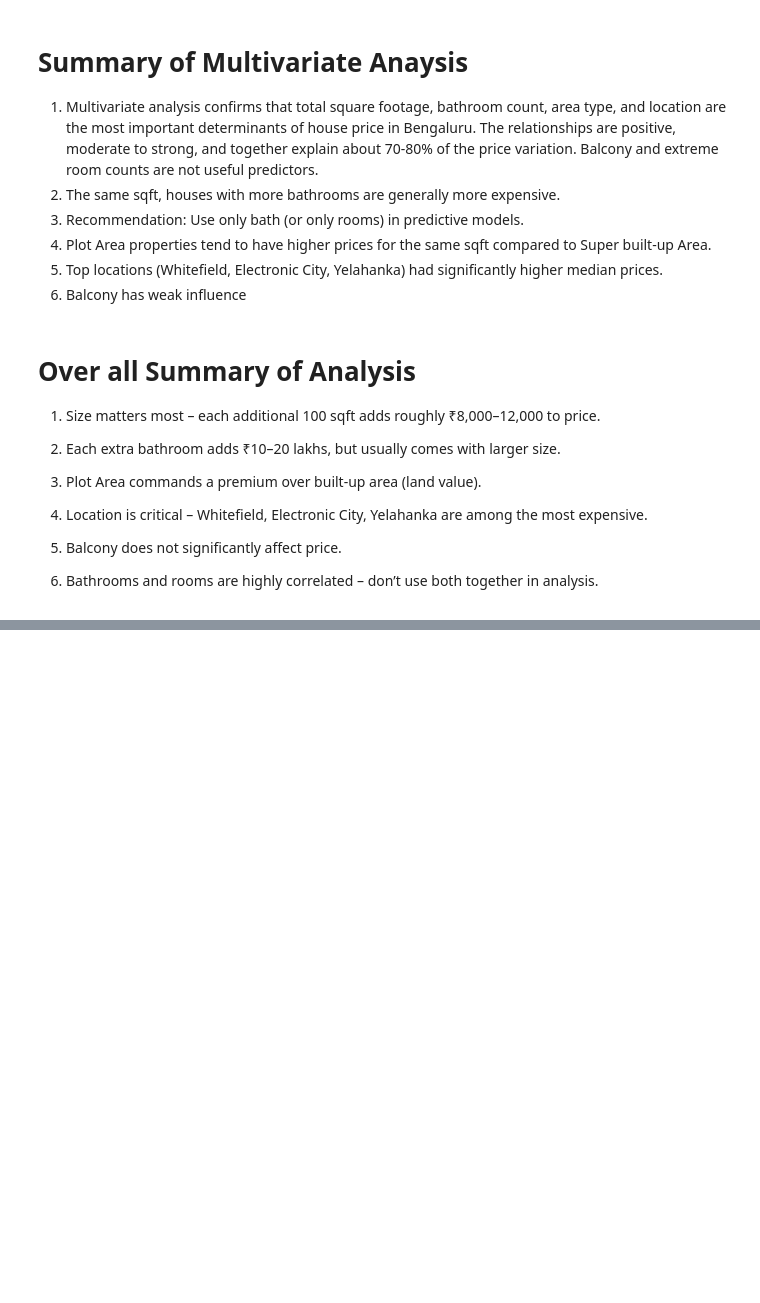
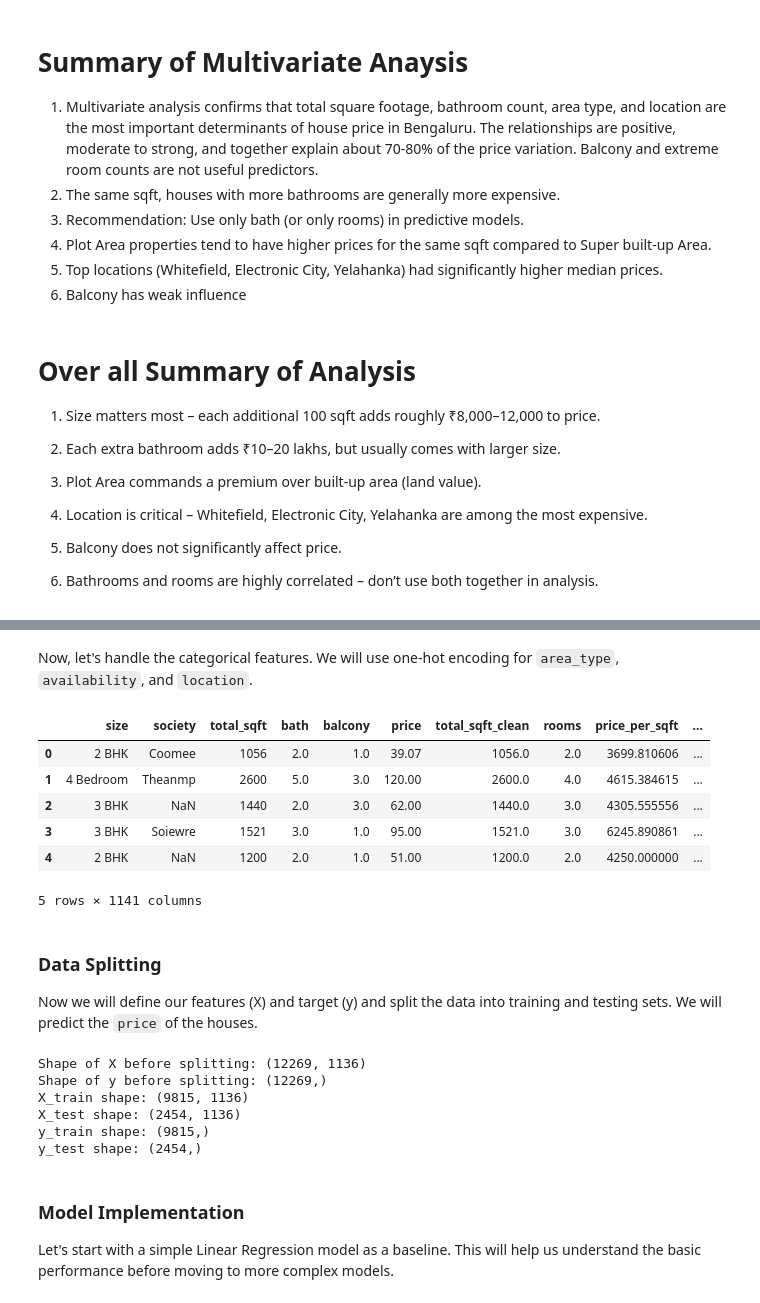
Before and after one commit to Amresh-01/EDA, a Jupyter notebook: House_price.ipynb, the cells around one changed output, grey strips where cells are left out. Saved outputs shown, nothing was run; the diff lists cells and outputs as text; code cells hidden in the pictures; blank space fills up the shorter version.

```diff
--- a/House_price.ipynb
+++ b/House_price.ipynb
@@ -619,0 +637,58 @@ plt.xticks(rotation=45)
+# %% [markdown]
+Now, let's handle the categorical features. We will use one-hot encoding for `area_type`, `availability`, and `location`.
+# %%
+# For location, let's group less frequent locations into 'Other' as we did in EDA for multivariate analysis
+location_stats = df_ml['location'].value_counts(ascending=False)
+location_stats_less_than_10 = location_stats[location_stats <= 10]
+
+df_ml['location'] = df_ml['location'].apply(lambda x: x if x in location_stats_less_than_10 else 'other')
+
+# One-hot encode categorical columns
+df_ml = pd.get_dummies(df_ml, columns=['area_type', 'availability', 'location'], drop_first=True)
+
+display(df_ml.head())
+# %% [output]
+|  | size | society | total_sqft | bath | balcony | price | total_sqft_clean | rooms | price_per_sqft | ... |
+| 0 | 2 BHK | Coomee | 1056 | 2.0 | 1.0 | 39.07 | 1056.0 | 2.0 | 3699.810606 | ... |
+| 1 | 4 Bedroom | Theanmp | 2600 | 5.0 | 3.0 | 120.00 | 2600.0 | 4.0 | 4615.384615 | ... |
+| 2 | 3 BHK | NaN | 1440 | 2.0 | 3.0 | 62.00 | 1440.0 | 3.0 | 4305.555556 | ... |
+| 3 | 3 BHK | Soiewre | 1521 | 3.0 | 1.0 | 95.00 | 1521.0 | 3.0 | 6245.890861 | ... |
+| 4 | 2 BHK | NaN | 1200 | 2.0 | 1.0 | 51.00 | 1200.0 | 2.0 | 4250.000000 | ... |
+5 rows × 1141 columns
+# %% [markdown]
+### Data Splitting
+
+Now we will define our features (X) and target (y) and split the data into training and testing sets. We will predict the `price` of the houses.
+# %%
+from sklearn.model_selection import train_test_split
+
+# Drop columns that are not needed for modeling or are now one-hot encoded.
+# IMPORTANT: Remove 'price_per_sqft' from features to avoid data leakage.
+# It is calculated using the target variable 'price', so including it would make the model 'cheat'.
+X = df_ml.drop(['price', 'size', 'society', 'total_sqft', 'price_per_sqft'], axis='columns')
+y = df_ml['price']
+
+# Drop any remaining NaN values that might have been introduced during feature engineering
+X.dropna(inplace=True)
+y = y[X.index] # Ensure y matches the filtered X index
+
+print(f"Shape of X before splitting: {X.shape}")
+print(f"Shape of y before splitting: {y.shape}")
+
+X_train, X_test, y_train, y_test = train_test_split(X, y, test_size=0.2, random_state=42)
+
+print(f"X_train shape: {X_train.shape}")
+print(f"X_test shape: {X_test.shape}")
+print(f"y_train shape: {y_train.shape}")
+print(f"y_test shape: {y_test.shape}")
+# %% [output]
+Shape of X before splitting: (12269, 1136)
+Shape of y before splitting: (12269,)
+X_train shape: (9815, 1136)
+X_test shape: (2454, 1136)
+y_train shape: (9815,)
+y_test shape: (2454,)
+# %% [markdown]
+### Model Implementation
+
+Let's start with a simple Linear Regression model as a baseline. This will help us understand the basic performance before moving to more complex models.
```
Also changed, not shown: parts of 27 cells of this notebook.
